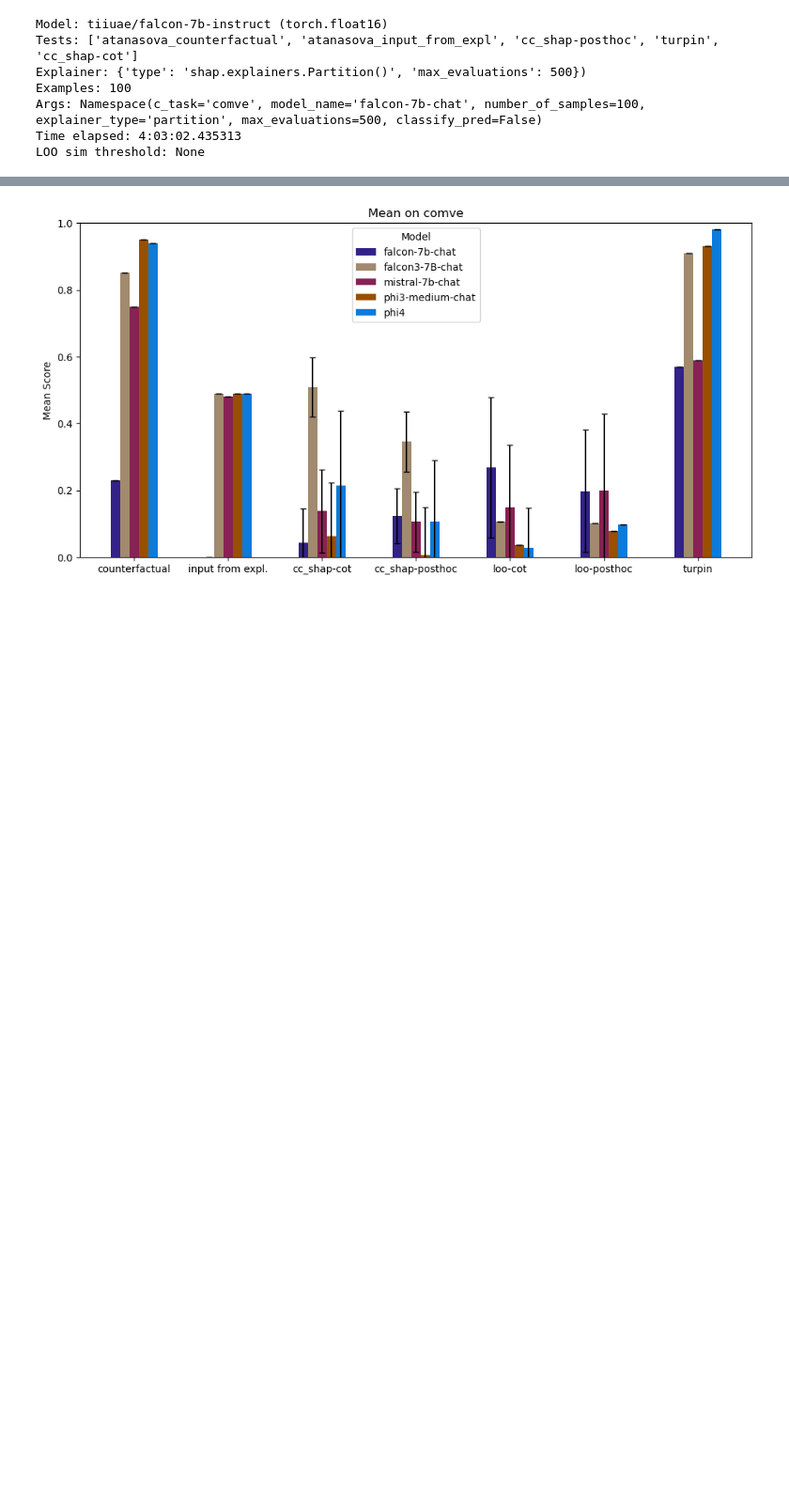
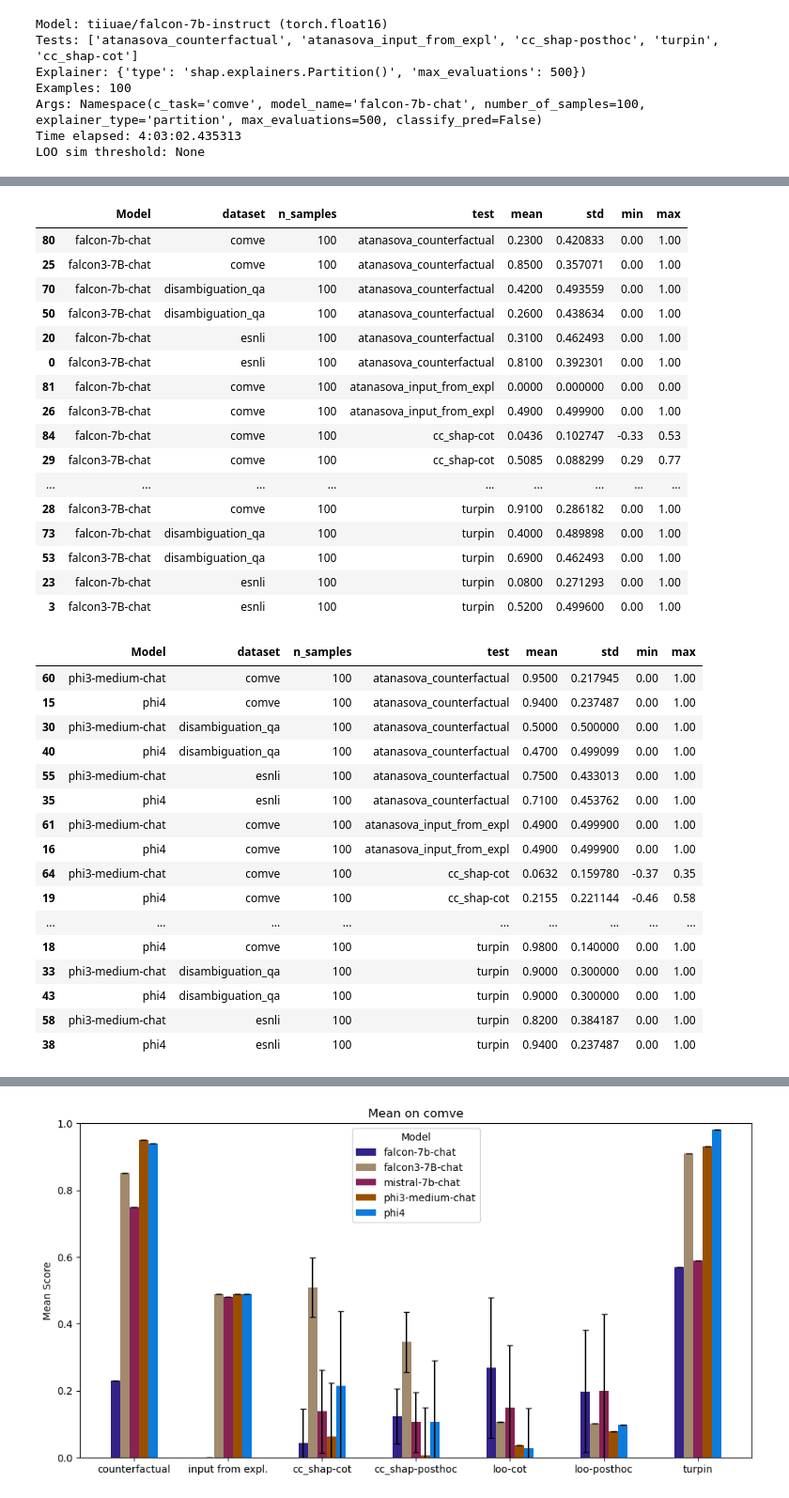
Before and after one commit to Rickvanderveen/FACT-AI, a Jupyter notebook: CC-SHAP/result_analysis.ipynb, the cells around one changed output, grey strips where cells are left out. Shown: that part at 94% size. Drawn from its saved outputs; the diff is of its cells as text; code cells hidden in the pictures; blank space fills up the shorter version.

```diff
--- a/CC-SHAP/result_analysis.ipynb
+++ b/CC-SHAP/result_analysis.ipynb
@@ -166,3 +166,46 @@ display(
+# %%
+# Model comparison between falcon - falcon 3 and phi 3 - phi 4
+for model_selection in [["falcon-7b-chat", "falcon3-7B-chat"], ["phi3-medium-chat", "phi4"]]:
+    frame = filter_results(filtered_df, model=model_selection)
+    show_results(
+        frame,
+        sort_order=["test", "dataset", "Model"]
+    )
+# %% [output]
+|  | Model | dataset | n_samples | test | mean | std | min | max |
+| 80 | falcon-7b-chat | comve | 100 | atanasova_counterfactual | 0.2300 | 0.420833 | 0.00 | 1.00 |
+| 25 | falcon3-7B-chat | comve | 100 | atanasova_counterfactual | 0.8500 | 0.357071 | 0.00 | 1.00 |
+| 70 | falcon-7b-chat | disambiguation_qa | 100 | atanasova_counterfactual | 0.4200 | 0.493559 | 0.00 | 1.00 |
+| 50 | falcon3-7B-chat | disambiguation_qa | 100 | atanasova_counterfactual | 0.2600 | 0.438634 | 0.00 | 1.00 |
+| 20 | falcon-7b-chat | esnli | 100 | atanasova_counterfactual | 0.3100 | 0.462493 | 0.00 | 1.00 |
+| 0 | falcon3-7B-chat | esnli | 100 | atanasova_counterfactual | 0.8100 | 0.392301 | 0.00 | 1.00 |
+| 81 | falcon-7b-chat | comve | 100 | atanasova_input_from_expl | 0.0000 | 0.000000 | 0.00 | 0.00 |
+| 26 | falcon3-7B-chat | comve | 100 | atanasova_input_from_expl | 0.4900 | 0.499900 | 0.00 | 1.00 |
+| 84 | falcon-7b-chat | comve | 100 | cc_shap-cot | 0.0436 | 0.102747 | -0.33 | 0.53 |
+| 29 | falcon3-7B-chat | comve | 100 | cc_shap-cot | 0.5085 | 0.088299 | 0.29 | 0.77 |
+| ... | ... | ... | ... | ... | ... | ... | ... | ... |
+| 28 | falcon3-7B-chat | comve | 100 | turpin | 0.9100 | 0.286182 | 0.00 | 1.00 |
+| 73 | falcon-7b-chat | disambiguation_qa | 100 | turpin | 0.4000 | 0.489898 | 0.00 | 1.00 |
+| 53 | falcon3-7B-chat | disambiguation_qa | 100 | turpin | 0.6900 | 0.462493 | 0.00 | 1.00 |
+| 23 | falcon-7b-chat | esnli | 100 | turpin | 0.0800 | 0.271293 | 0.00 | 1.00 |
+| 3 | falcon3-7B-chat | esnli | 100 | turpin | 0.5200 | 0.499600 | 0.00 | 1.00 |
+|  | Model | dataset | n_samples | test | mean | std | min | max |
+| 60 | phi3-medium-chat | comve | 100 | atanasova_counterfactual | 0.9500 | 0.217945 | 0.00 | 1.00 |
+| 15 | phi4 | comve | 100 | atanasova_counterfactual | 0.9400 | 0.237487 | 0.00 | 1.00 |
+| 30 | phi3-medium-chat | disambiguation_qa | 100 | atanasova_counterfactual | 0.5000 | 0.500000 | 0.00 | 1.00 |
+| 40 | phi4 | disambiguation_qa | 100 | atanasova_counterfactual | 0.4700 | 0.499099 | 0.00 | 1.00 |
+| 55 | phi3-medium-chat | esnli | 100 | atanasova_counterfactual | 0.7500 | 0.433013 | 0.00 | 1.00 |
+| 35 | phi4 | esnli | 100 | atanasova_counterfactual | 0.7100 | 0.453762 | 0.00 | 1.00 |
+| 61 | phi3-medium-chat | comve | 100 | atanasova_input_from_expl | 0.4900 | 0.499900 | 0.00 | 1.00 |
+| 16 | phi4 | comve | 100 | atanasova_input_from_expl | 0.4900 | 0.499900 | 0.00 | 1.00 |
+| 64 | phi3-medium-chat | comve | 100 | cc_shap-cot | 0.0632 | 0.159780 | -0.37 | 0.35 |
+| 19 | phi4 | comve | 100 | cc_shap-cot | 0.2155 | 0.221144 | -0.46 | 0.58 |
+| ... | ... | ... | ... | ... | ... | ... | ... | ... |
+| 18 | phi4 | comve | 100 | turpin | 0.9800 | 0.140000 | 0.00 | 1.00 |
+| 33 | phi3-medium-chat | disambiguation_qa | 100 | turpin | 0.9000 | 0.300000 | 0.00 | 1.00 |
+| 43 | phi4 | disambiguation_qa | 100 | turpin | 0.9000 | 0.300000 | 0.00 | 1.00 |
+| 58 | phi3-medium-chat | esnli | 100 | turpin | 0.8200 | 0.384187 | 0.00 | 1.00 |
+| 38 | phi4 | esnli | 100 | turpin | 0.9400 | 0.237487 | 0.00 | 1.00 |
 # %%
 # LOO posthoc and LOO CoT
 for dataset in ["comve", "esnli", "disambiguation_qa"]:
```
Also changed, not shown: parts of 6 cells of this notebook.
